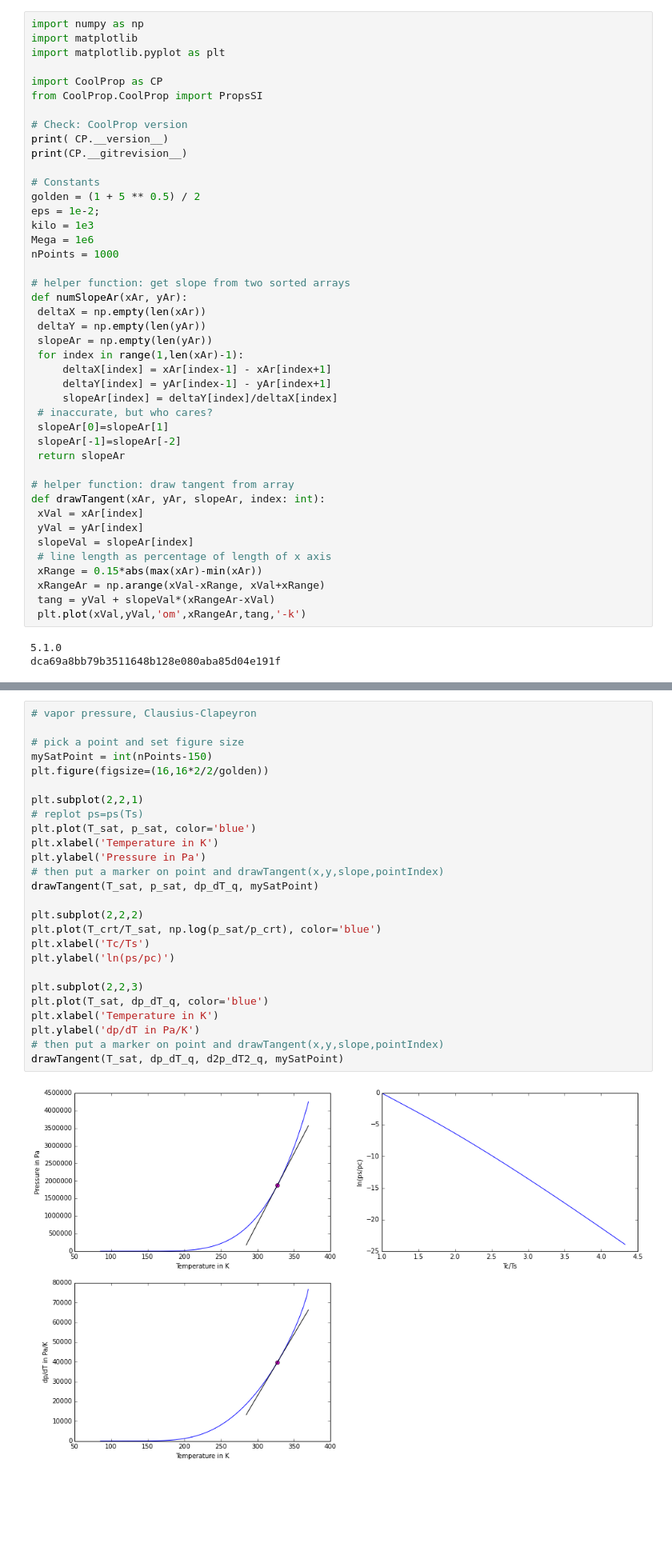
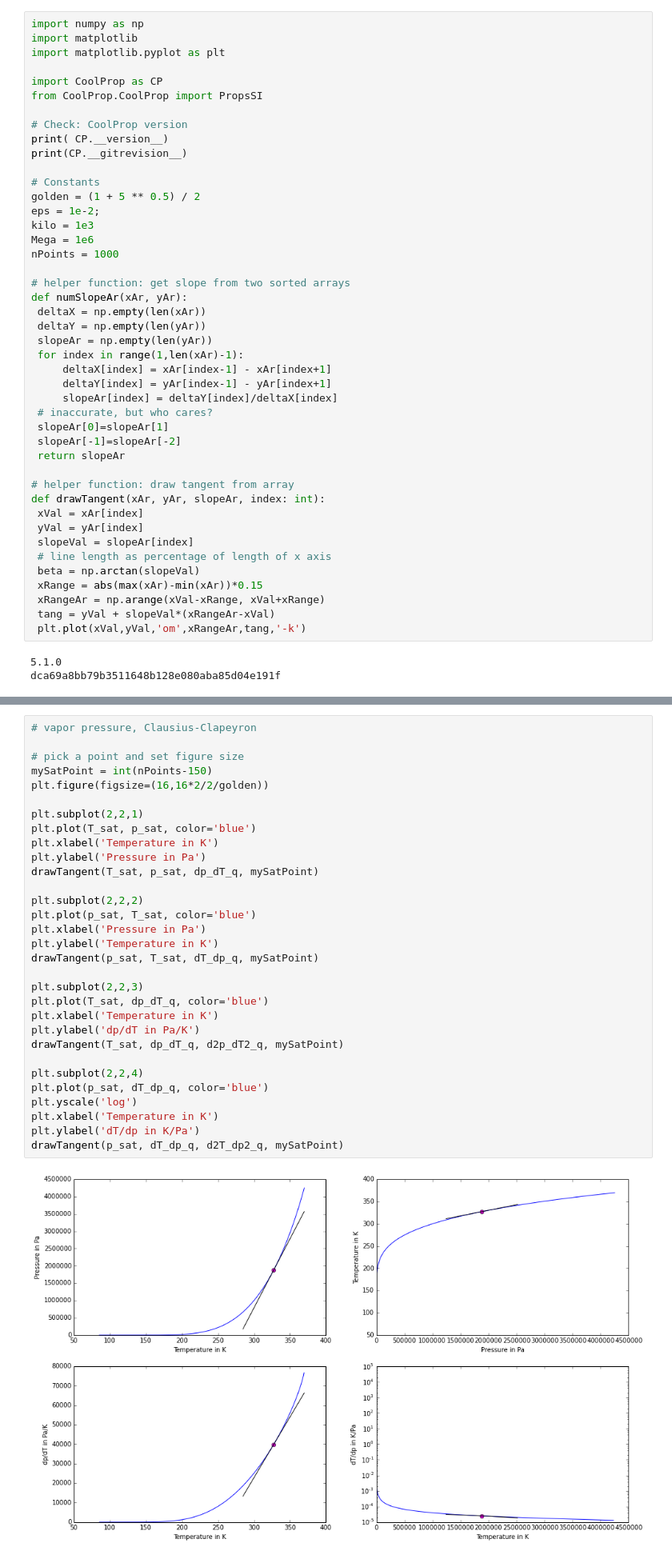
Before and after one commit to CoolProp/CoolProp, a Jupyter notebook: doc/notebooks/Saturation.ipynb, the cells around one changed output, grey strips where cells are left out. Shown at 80% size. Drawn from its saved outputs; the diff is of its cells as text; blank space fills up the shorter version.

```diff
--- a/doc/notebooks/Saturation.ipynb
+++ b/doc/notebooks/Saturation.ipynb
@@ -37,7 +37,8 @@ def drawTangent(xAr, yAr, slopeAr, index: int):
  yVal = yAr[index]
  slopeVal = slopeAr[index]
  # line length as percentage of length of x axis
- xRange = 0.15*abs(max(xAr)-min(xAr))
+ beta = np.arctan(slopeVal)
+ xRange = abs(max(xAr)-min(xAr))*0.15
  xRangeAr = np.arange(xVal-xRange, xVal+xRange)
  tang = yVal + slopeVal*(xRangeAr-xVal)
  plt.plot(xVal,yVal,'om',xRangeAr,tang,'-k')
@@ -152,31 +201,36 @@ d2p_dT2_q = (ds_dT_qv-ds_dT_ql)/(v_sat_vap-v_sat_liq) - dp_dT_q*(dv_dT_qv-dv_dT_
 # %%
 # vapor pressure, Clausius-Clapeyron
 
 # pick a point and set figure size
 mySatPoint = int(nPoints-150)
 plt.figure(figsize=(16,16*2/2/golden))
 
 plt.subplot(2,2,1)
-# replot ps=ps(Ts)
 plt.plot(T_sat, p_sat, color='blue')
 plt.xlabel('Temperature in K')
 plt.ylabel('Pressure in Pa')
-# then put a marker on point and drawTangent(x,y,slope,pointIndex)
 drawTangent(T_sat, p_sat, dp_dT_q, mySatPoint)
 
 plt.subplot(2,2,2)
-plt.plot(T_crt/T_sat, np.log(p_sat/p_crt), color='blue')
-plt.xlabel('Tc/Ts')
-plt.ylabel('ln(ps/pc)')
+plt.plot(p_sat, T_sat, color='blue')
+plt.xlabel('Pressure in Pa')
+plt.ylabel('Temperature in K')
+drawTangent(p_sat, T_sat, dT_dp_q, mySatPoint)
 
 plt.subplot(2,2,3)
 plt.plot(T_sat, dp_dT_q, color='blue')
 plt.xlabel('Temperature in K')
 plt.ylabel('dp/dT in Pa/K')
-# then put a marker on point and drawTangent(x,y,slope,pointIndex)
 drawTangent(T_sat, dp_dT_q, d2p_dT2_q, mySatPoint)
+
+plt.subplot(2,2,4)
+plt.plot(p_sat, dT_dp_q, color='blue')
+plt.yscale('log')
+plt.xlabel('Temperature in K')
+plt.ylabel('dT/dp in K/Pa')
+drawTangent(p_sat, dT_dp_q, d2T_dp2_q, mySatPoint)
 # %% [output]
-[figure, old version]
+[figure, new version]
 # %%
 # Pick a point and set figure size
 mySatPoint = int(nPoints-350)
```
Also changed, not shown: parts of 3 cells of this notebook.
